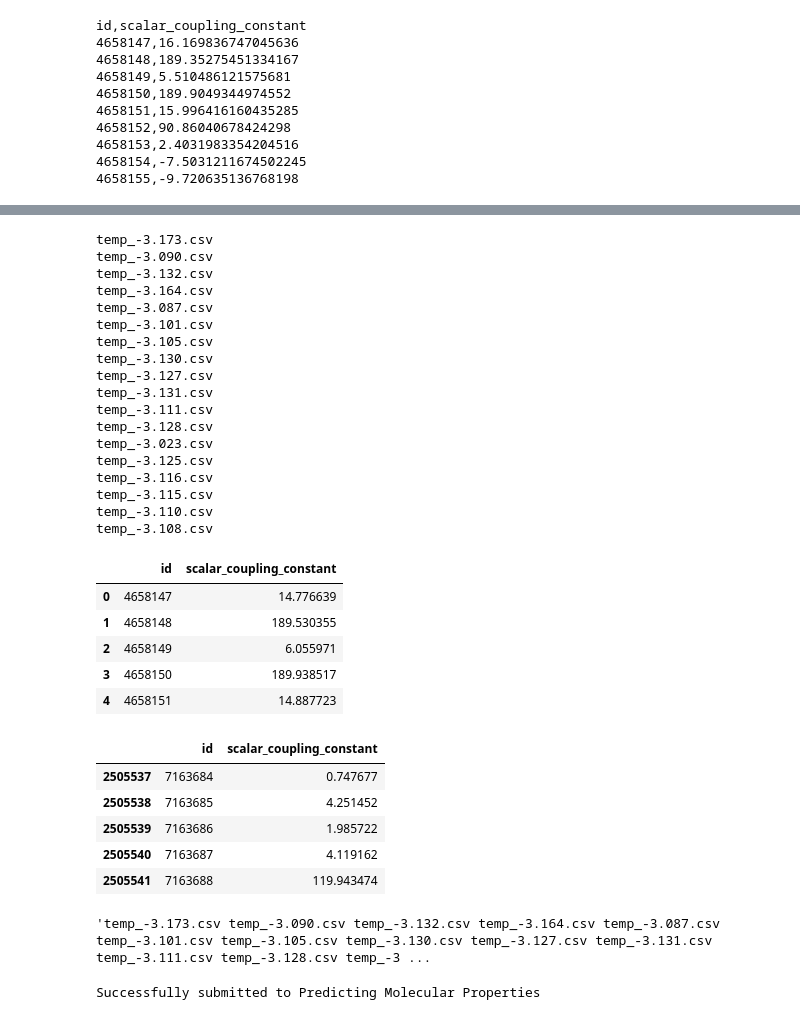
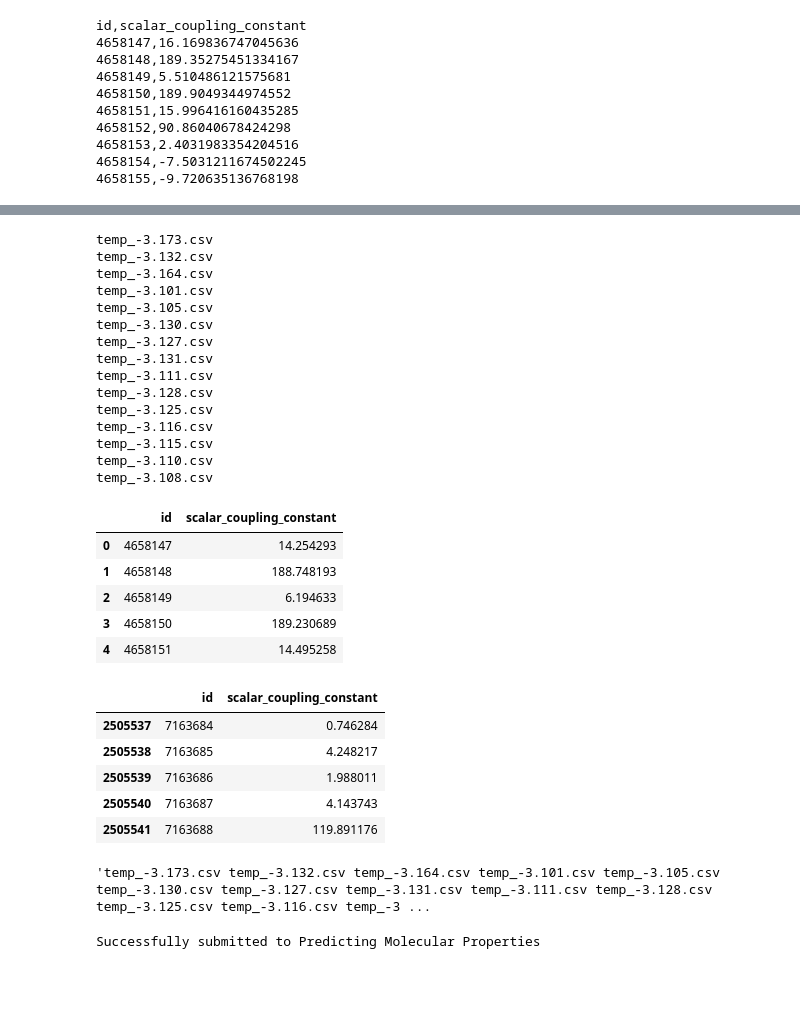
Before and after one commit to antorsae/champs-scalar-coupling, a Jupyter notebook: mega_ensemble.ipynb, the cells around one changed output, grey strips where cells are left out. Saved outputs shown, nothing was run; the diff lists cells and outputs as text; code cells hidden in the pictures; blank space fills up the shorter version.

```diff
--- a/mega_ensemble.ipynb
+++ b/mega_ensemble.ipynb
@@ -131,51 +131,48 @@ for sub in subs:
 -rw-r--r-- 1 root root 67167272 Aug 22 11:08 temp_-3.108.csv
 # %%
 import glob
-subs = glob.glob('temp_*')
+subs = glob.glob('temp_-3.1*')
 ens = None
 for sub in subs:
     print(sub)
     df = pd.read_csv(sub)
     if ens is None:
         ens = df
     else:
         ens['scalar_coupling_constant'] += df['scalar_coupling_constant']
 ens['scalar_coupling_constant'] /= len(subs)
 ens.head()
 # %% [output]
 temp_-3.173.csv
-temp_-3.090.csv
 temp_-3.132.csv
 temp_-3.164.csv
-temp_-3.087.csv
 temp_-3.101.csv
 temp_-3.105.csv
 temp_-3.130.csv
 temp_-3.127.csv
 temp_-3.131.csv
 temp_-3.111.csv
 temp_-3.128.csv
-temp_-3.023.csv
 temp_-3.125.csv
 temp_-3.116.csv
 temp_-3.115.csv
 temp_-3.110.csv
 temp_-3.108.csv
 |  | id | scalar_coupling_constant |
-| 0 | 4658147 | 14.776639 |
-| 1 | 4658148 | 189.530355 |
-| 2 | 4658149 | 6.055971 |
-| 3 | 4658150 | 189.938517 |
-| 4 | 4658151 | 14.887723 |
+| 0 | 4658147 | 14.254293 |
+| 1 | 4658148 | 188.748193 |
+| 2 | 4658149 | 6.194633 |
+| 3 | 4658150 | 189.230689 |
+| 4 | 4658151 | 14.495258 |
 # %%
 ens.tail()
 # %% [output]
 |  | id | scalar_coupling_constant |
-| 2505537 | 7163684 | 0.747677 |
-| 2505538 | 7163685 | 4.251452 |
-| 2505539 | 7163686 | 1.985722 |
-| 2505540 | 7163687 | 4.119162 |
-| 2505541 | 7163688 | 119.943474 |
+| 2505537 | 7163684 | 0.746284 |
+| 2505538 | 7163685 | 4.248217 |
+| 2505539 | 7163686 | 1.988011 |
+| 2505540 | 7163687 | 4.143743 |
+| 2505541 | 7163688 | 119.891176 |
 # %%
 sub_fname = 'mega_ensemble'
 # %%
@@ -184,7 +181,7 @@ df.to_csv(sub_fname, index=False)
 message = ' '.join(subs)
 message
 # %% [output]
-'temp_-3.173.csv temp_-3.090.csv temp_-3.132.csv temp_-3.164.csv temp_-3.087.csv temp_-3.101.csv temp_-3.105.csv temp_-3.130.csv temp_-3.127.csv temp_-3.131.csv temp_-3.111.csv temp_-3.128.csv temp_-3 ...
+'temp_-3.173.csv temp_-3.132.csv temp_-3.164.csv temp_-3.101.csv temp_-3.105.csv temp_-3.130.csv temp_-3.127.csv temp_-3.131.csv temp_-3.111.csv temp_-3.128.csv temp_-3.125.csv temp_-3.116.csv temp_-3 ...
 # %%
 !kaggle competitions submit -c {comp} -f {sub_fname} -m '{message}'
 # %% [output]
```
Also changed, not shown: parts of 1 cell of this notebook.
